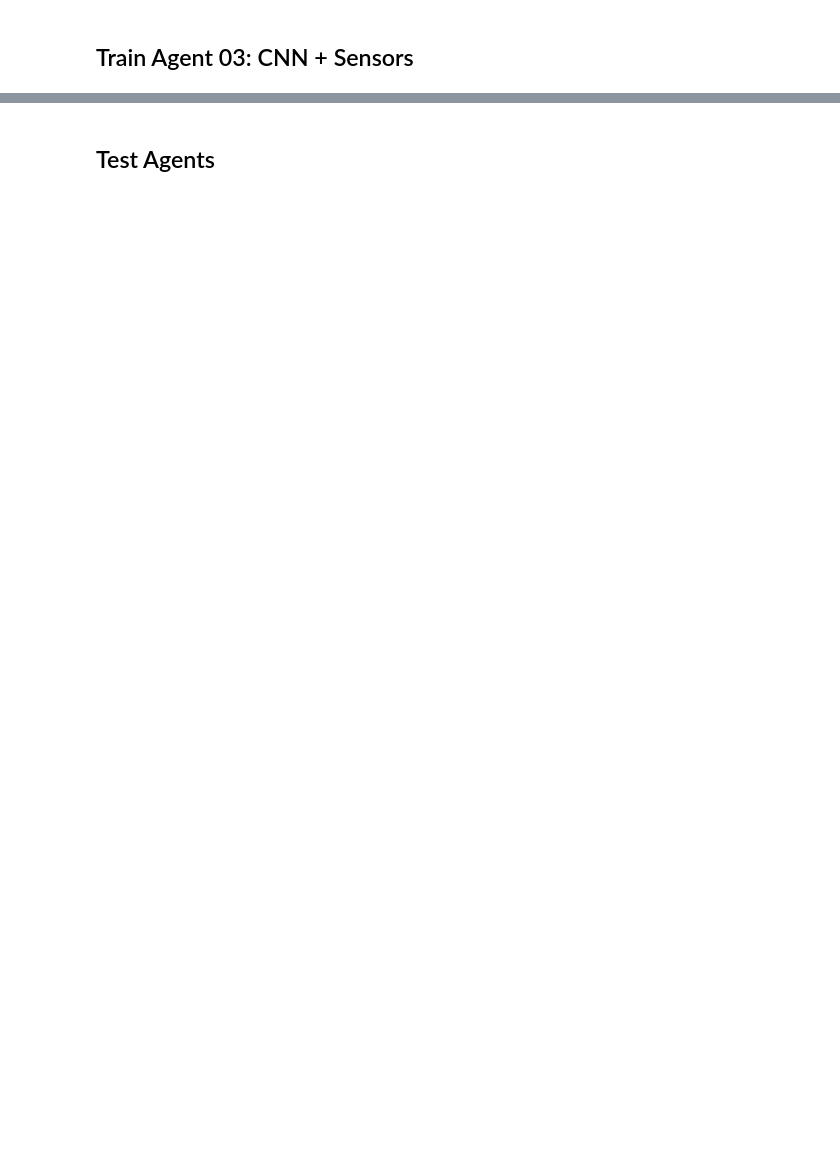
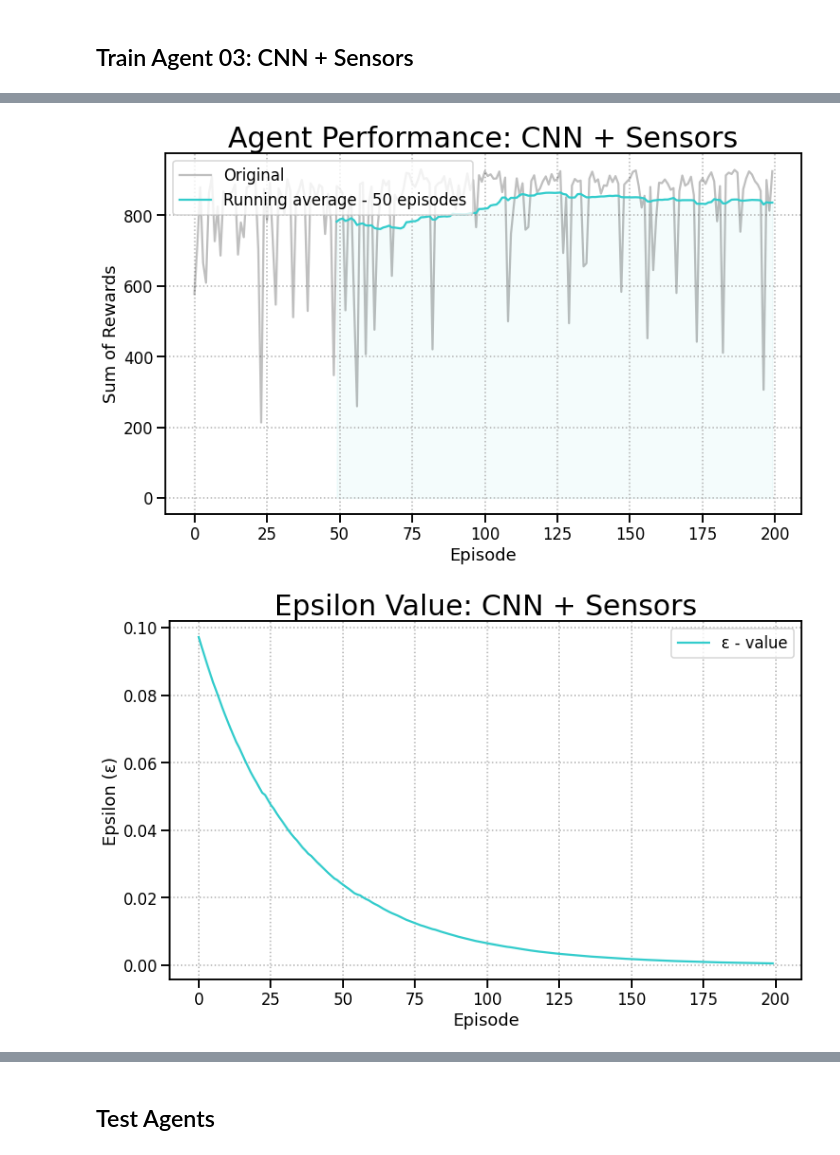
Before and after one commit to CarloCDT/RL-study-group, a Jupyter notebook: car_racing_dev/car_racing.ipynb, the cells around one changed output, grey strips where cells are left out. Drawn from its saved outputs; the diff is of its cells as text; code cells hidden in the pictures; blank space fills up the shorter version.

```diff
--- a/car_racing_dev/car_racing.ipynb
+++ b/car_racing_dev/car_racing.ipynb
@@ -146,0 +151,17 @@ plot_episode_duraton(agent_norris.episode_durations, title = 'Episode Duration:
+# %%
+# Test
+
+# Set agent and envronment
+env = gym.make('CarRacing-v1', continuous=False)
+agent = CarRacingAgent02(epsilon=0.1, epsilon_min = 0, epsilon_decay = 0.99991, learning_rate = 1e-4, name = 'agent_03v2')
+
+# Run Experiment
+agent_bottas = run_experiment(env, agent, num_episodes = 200, training_batch_size = 1024, model='trained_agents/agent_02__500.h5', render = False)
+# %%
+# Plot Results
+plot_performance(agent_bottas.results, title = 'Agent Performance: CNN + Sensors')
+plot_epsilon(agent_bottas.epsilons, title = 'Epsilon Value: CNN + Sensors')
+plot_episode_duraton(agent_bottas.episode_durations, title = 'Episode Duration: CNN + Sensors')
+# %% [output]
+[figure, added]
+[figure, added]
```
Also changed, not shown: parts of 12 cells of this notebook, 36 other files.
